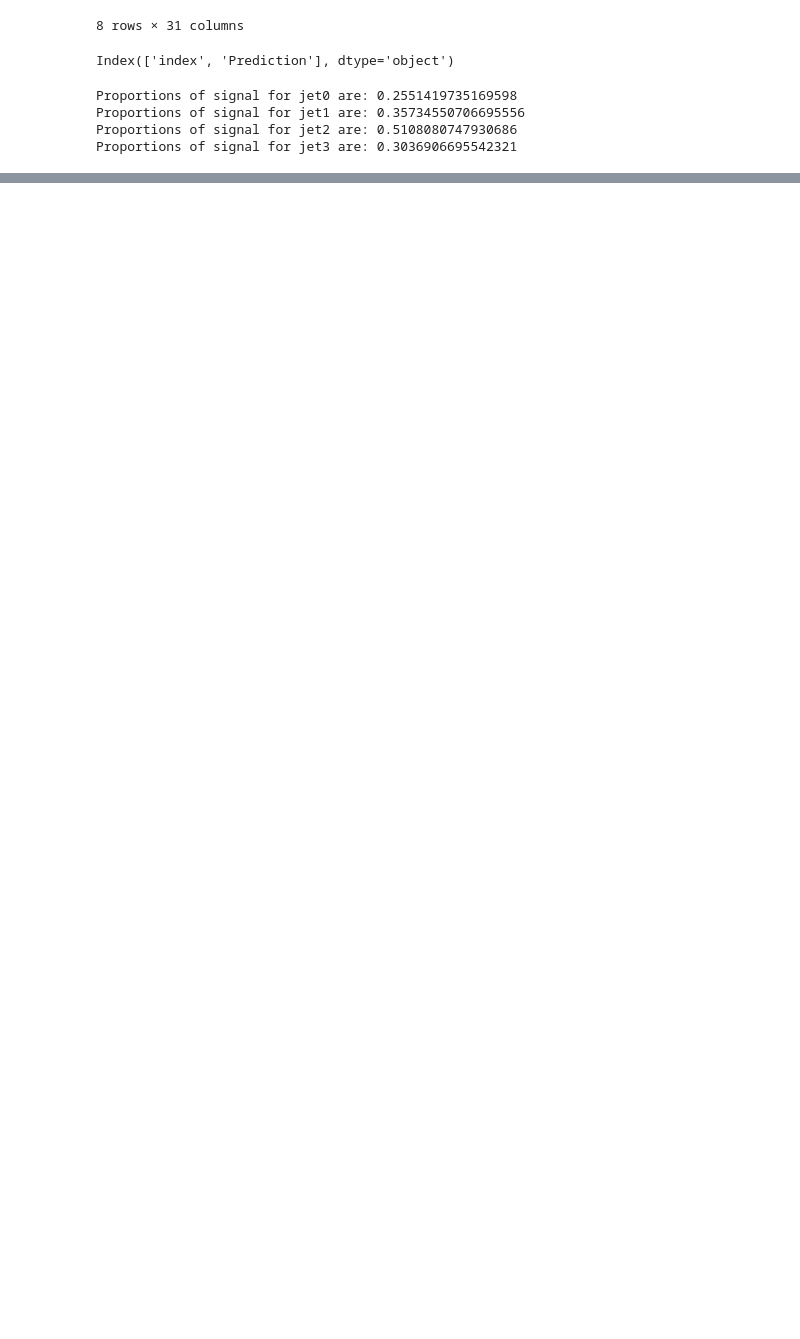
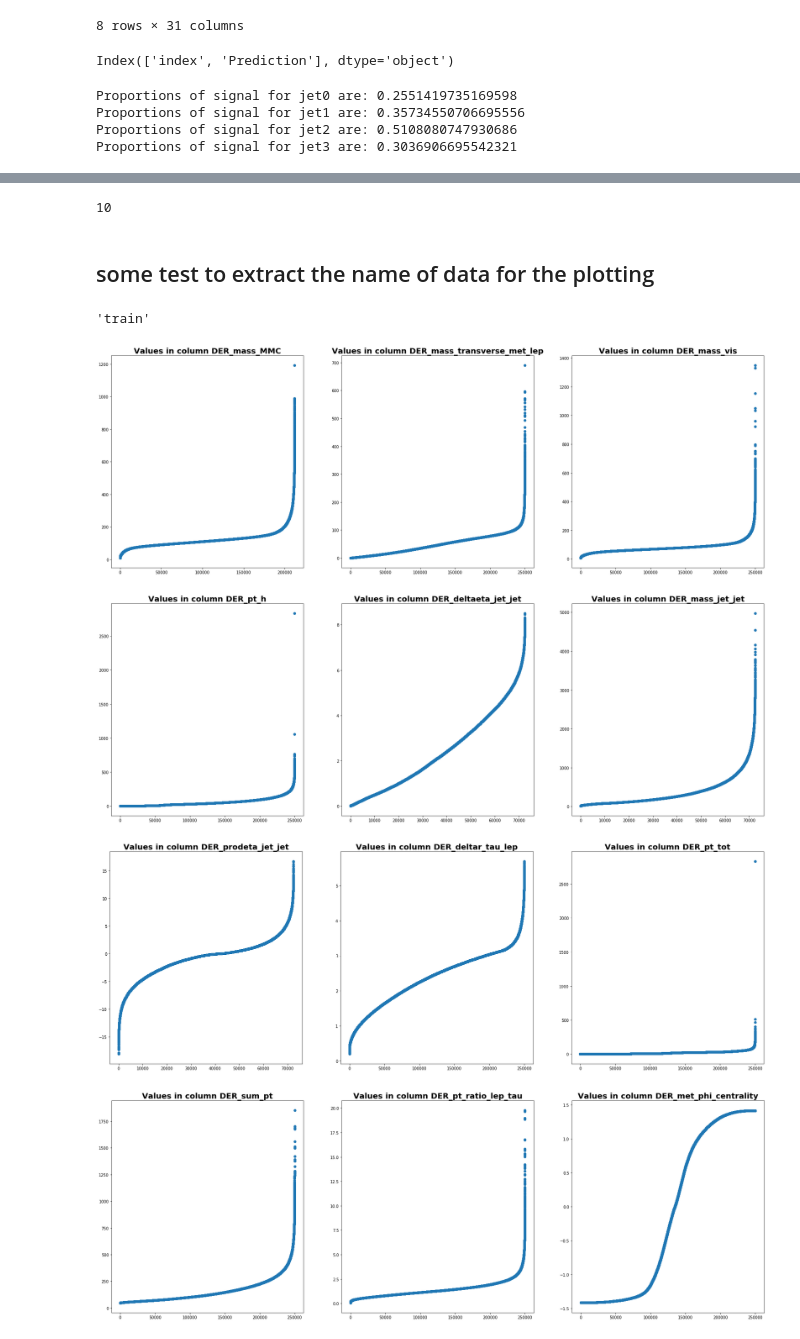
Before and after one commit to LucaZampieri/LMO_ML, a Jupyter notebook: project1/data_processing.ipynb, the cells around one changed output, grey strips where cells are left out. Saved outputs shown, nothing was run; the diff lists cells and outputs as text; code cells hidden in the pictures; blank space fills up the shorter version.

```diff
--- a/project1/data_processing.ipynb
+++ b/project1/data_processing.ipynb
@@ -195,0 +236,43 @@ txx[txx == -999] = 'nan' # or use np.nan
+# %%
+31//3
+# %% [output]
+10
+# %% [markdown]
+## some test to extract the name of data for the plotting
+# %%
+import inspect
+
+x,y,z = 1,2,3
+
+def retrieve_name(var):
+    callers_local_vars = inspect.currentframe().f_back.f_locals.items()
+    return [var_name for var_name, var_val in callers_local_vars if var_val is var]
+
+retrieve_name(train)[0]
+# %% [output]
+'train'
+# %%
+# Test funtion to visualize the dataset
+def plots_values_train_test(data):
+    needed_subplots = (len(data.columns)-1)//3+1 # the first column being the index
+    for k in range (needed_subplots):
+        fig1, ax1 = plt.subplots(1,3)
+        fig1.set_figheight(10)
+        fig1.set_figwidth(30)
+
+        for i,column in enumerate(data.columns[1+3*k:3*(k+1)+1]):
+            ax1[i].set_title('Values in column {}'.format(column),fontsize=20,fontweight="bold")
+            ax1[i].scatter(train['index'],train.sort_values([column])[column])
+
+
+        #fig1.savefig('values{}.png'.format(k))
+            #for j in range(len(texts)):
+             #   texts[j].set_fontsize(15)
+              #  autotexts[j].set_fontsize(15)
+# %%
+plots_values_train_test(train)
+# %% [output]
+[figure, added]
+[figure, added]
+[figure, added]
+[figure, added]
```
Also changed, not shown: parts of 16 cells of this notebook.
